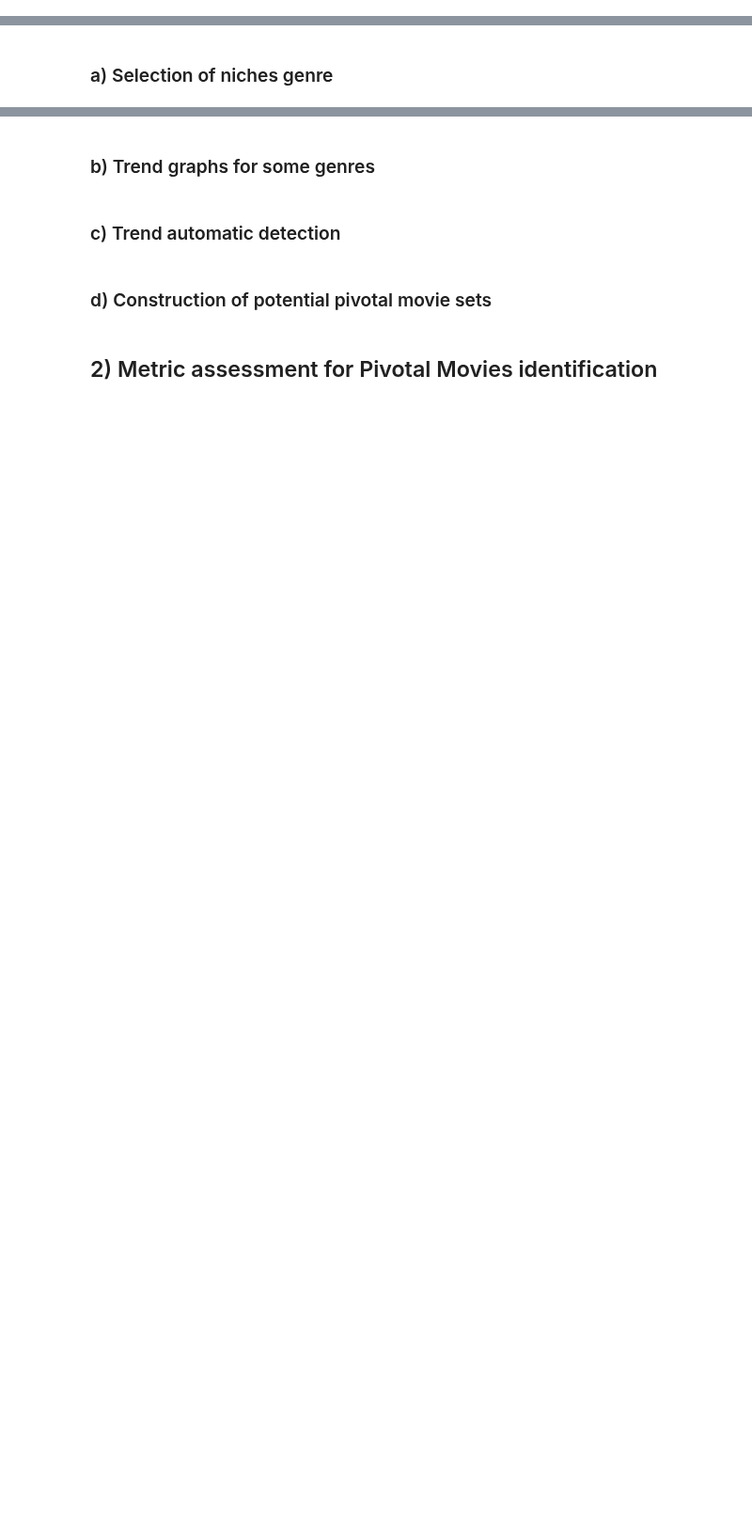
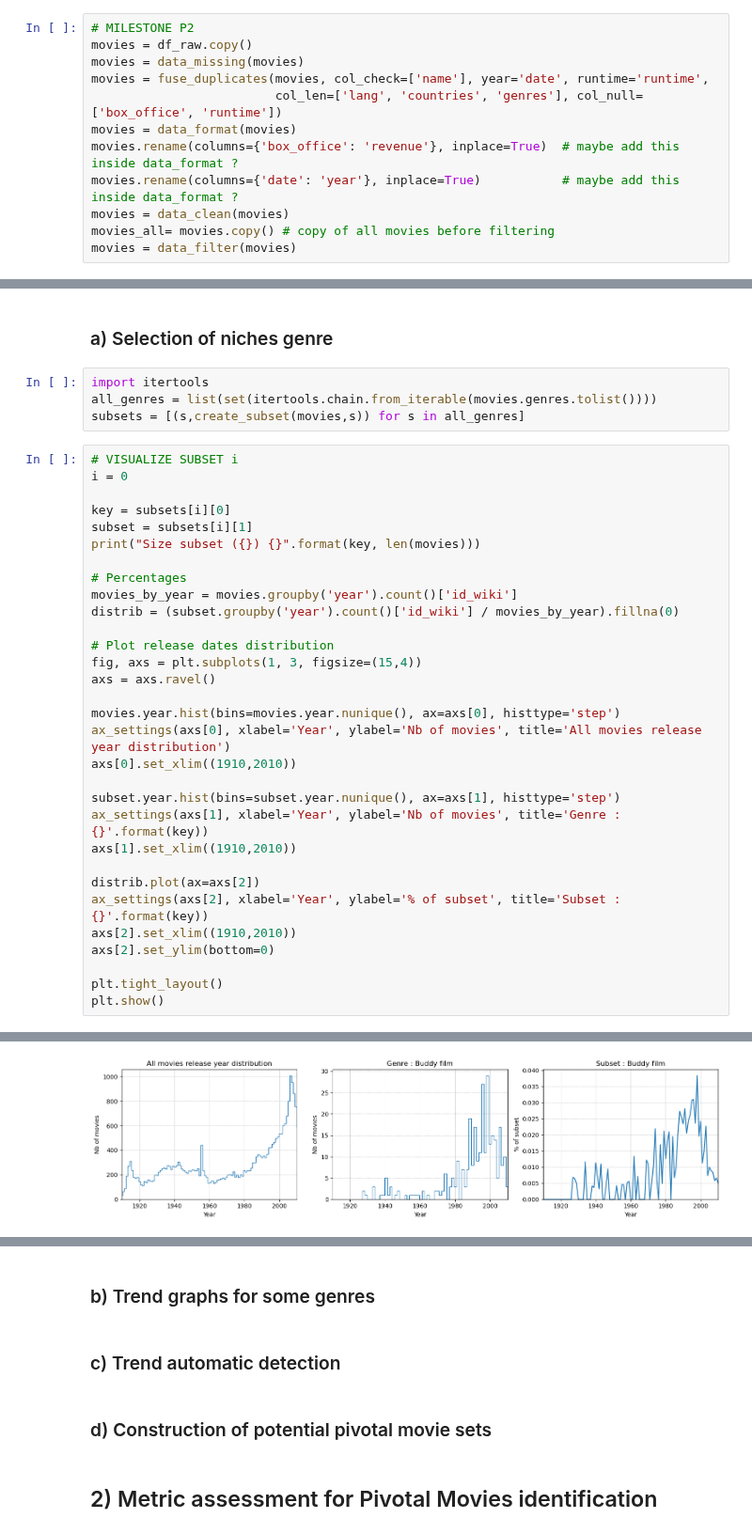
Before and after one commit to epfl-ada/ada-2023-project-thewestbobers, a Jupyter notebook: milestoneP3.ipynb, the cells around one changed output, grey strips where cells are left out. Shown at 94% size. Drawn from its saved outputs; the diff is of its cells as text; blank space fills up the shorter version.

Commit message:
arthur subsets v1

```diff
--- a/milestoneP3.ipynb
+++ b/milestoneP3.ipynb
@@ -352,0 +275,12 @@ After obtaining the trends we could be able to identify, for each trend, a subse
+# %%
+# MILESTONE P2
+movies = df_raw.copy()
+movies = data_missing(movies)
+movies = fuse_duplicates(movies, col_check=['name'], year='date', runtime='runtime',
+                         col_len=['lang', 'countries', 'genres'], col_null=['box_office', 'runtime'])
+movies = data_format(movies)
+movies.rename(columns={'box_office': 'revenue'}, inplace=True)  # maybe add this inside data_format ?
+movies.rename(columns={'date': 'year'}, inplace=True)           # maybe add this inside data_format ?
+movies = data_clean(movies)
+movies_all= movies.copy() # copy of all movies before filtering
+movies = data_filter(movies)
@@ -353,2 +291,38 @@ After obtaining the trends we could be able to identify, for each trend, a subse
 # %% [markdown]
 ### a) Selection of niches genre
+# %%
+import itertools
+all_genres = list(set(itertools.chain.from_iterable(movies.genres.tolist())))
+subsets = [(s,create_subset(movies,s)) for s in all_genres]
+# %%
+# VISUALIZE SUBSET i
+i = 0
+
+key = subsets[i][0]
+subset = subsets[i][1]
+print("Size subset ({}) {}".format(key, len(movies)))
+
+# Percentages
+movies_by_year = movies.groupby('year').count()['id_wiki']
+distrib = (subset.groupby('year').count()['id_wiki'] / movies_by_year).fillna(0)
+
+# Plot release dates distribution
+fig, axs = plt.subplots(1, 3, figsize=(15,4))
+axs = axs.ravel()
+
+movies.year.hist(bins=movies.year.nunique(), ax=axs[0], histtype='step')
+ax_settings(axs[0], xlabel='Year', ylabel='Nb of movies', title='All movies release year distribution')
+axs[0].set_xlim((1910,2010))
+
+subset.year.hist(bins=subset.year.nunique(), ax=axs[1], histtype='step')
+ax_settings(axs[1], xlabel='Year', ylabel='Nb of movies', title='Genre : {}'.format(key))
+axs[1].set_xlim((1910,2010))
+
+distrib.plot(ax=axs[2])
+ax_settings(axs[2], xlabel='Year', ylabel='% of subset', title='Subset : {}'.format(key))
+axs[2].set_xlim((1910,2010))
+axs[2].set_ylim(bottom=0)
+
+plt.tight_layout()
+plt.show()
+# %% [output]
@@ -354,0 +330 @@ After obtaining the trends we could be able to identify, for each trend, a subse
+[figure, added]
```
Also changed, not shown: parts of 6 cells of this notebook.
